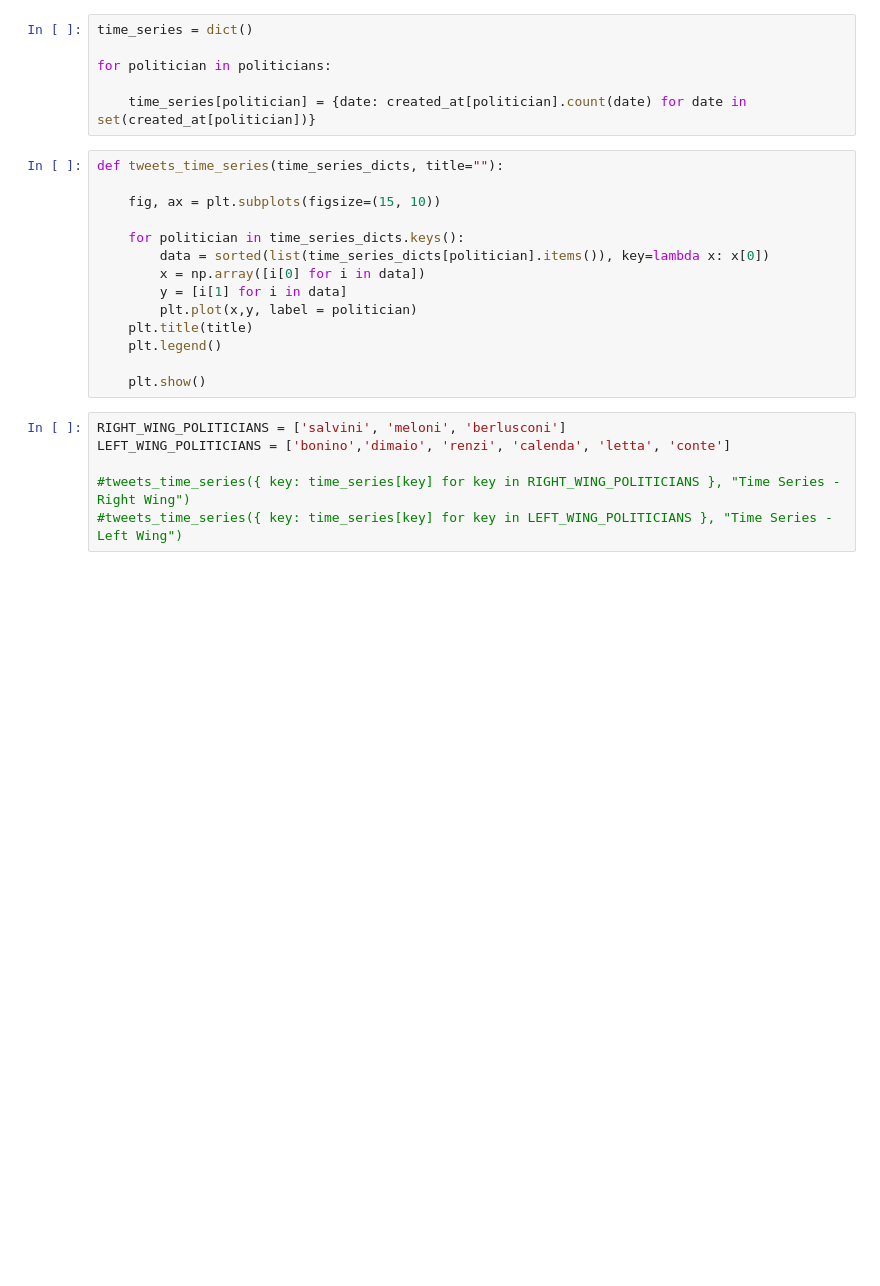
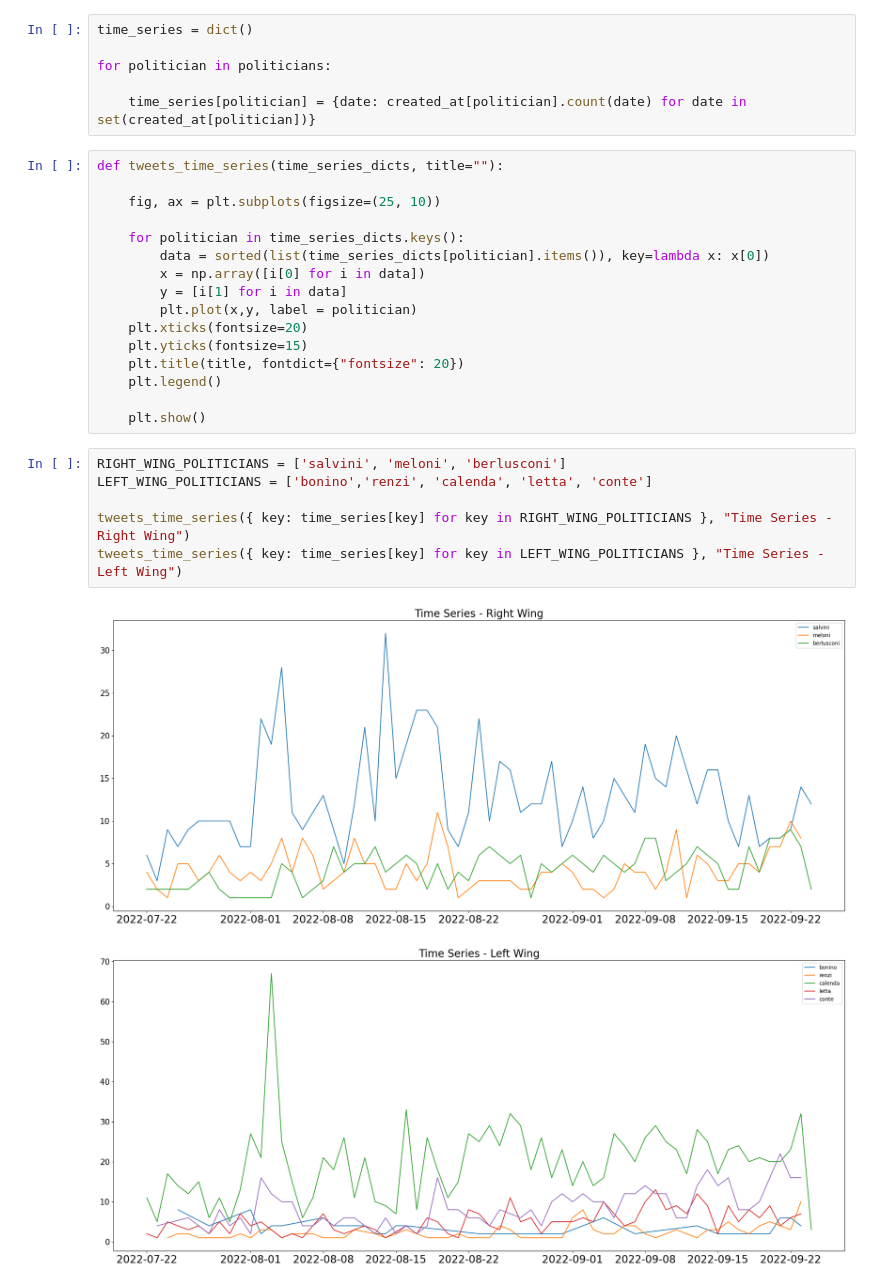
Before and after one commit to bigliolimatteo/how-politicians-change-their-mind, a Jupyter notebook: data_exploration/data_exploration.ipynb, the cells around one changed output. Saved outputs shown, nothing was run; the diff lists cells and outputs as text; blank space fills up the shorter version.

```diff
--- a/data_exploration/data_exploration.ipynb
+++ b/data_exploration/data_exploration.ipynb
@@ -114,20 +129,25 @@ for politician in politicians:
 # %%
 def tweets_time_series(time_series_dicts, title=""):
 
-    fig, ax = plt.subplots(figsize=(15, 10))
+    fig, ax = plt.subplots(figsize=(25, 10))
 
     for politician in time_series_dicts.keys():
         data = sorted(list(time_series_dicts[politician].items()), key=lambda x: x[0])
         x = np.array([i[0] for i in data])
         y = [i[1] for i in data]
         plt.plot(x,y, label = politician)
-    plt.title(title)
+    plt.xticks(fontsize=20)
+    plt.yticks(fontsize=15)
+    plt.title(title, fontdict={"fontsize": 20})
     plt.legend()
 
     plt.show()
 # %%
 RIGHT_WING_POLITICIANS = ['salvini', 'meloni', 'berlusconi']
-LEFT_WING_POLITICIANS = ['bonino','dimaio', 'renzi', 'calenda', 'letta', 'conte']
+LEFT_WING_POLITICIANS = ['bonino','renzi', 'calenda', 'letta', 'conte']
 
-#tweets_time_series({ key: time_series[key] for key in RIGHT_WING_POLITICIANS }, "Time Series - Right Wing")
-#tweets_time_series({ key: time_series[key] for key in LEFT_WING_POLITICIANS }, "Time Series - Left Wing")
+tweets_time_series({ key: time_series[key] for key in RIGHT_WING_POLITICIANS }, "Time Series - Right Wing")
+tweets_time_series({ key: time_series[key] for key in LEFT_WING_POLITICIANS }, "Time Series - Left Wing")
+# %% [output]
+[figure, added]
+[figure, added]
```
Also changed, not shown: parts of 6 cells of this notebook.
